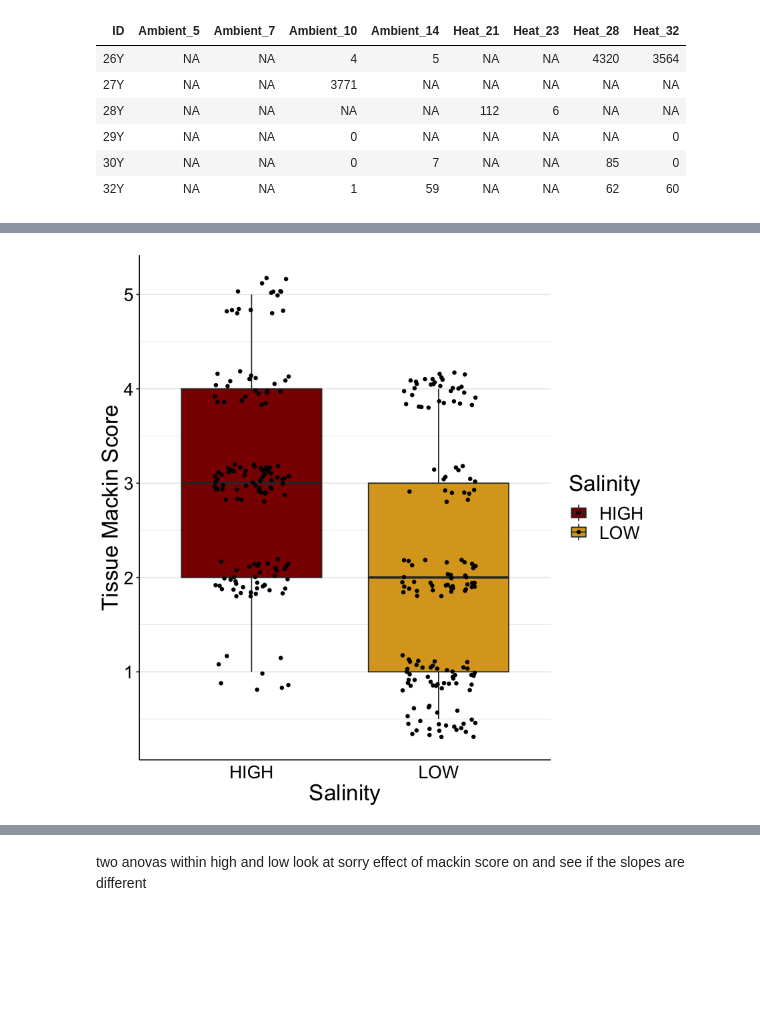
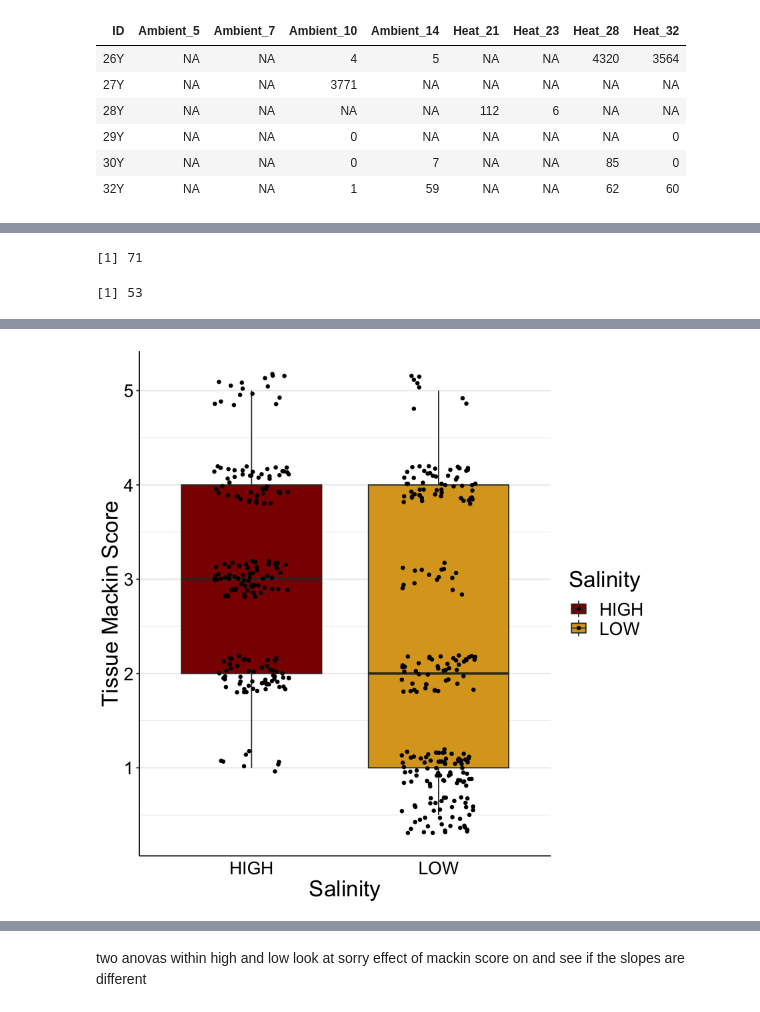
Before and after one commit to sagw/DE2019, a Jupyter notebook: Shed2019.ipynb, the cells around one changed output, grey strips where cells are left out. Drawn from its saved outputs; the diff is of its cells as text; code cells hidden in the pictures; blank space fills up the shorter version.

```diff
--- a/Shed2019.ipynb
+++ b/Shed2019.ipynb
@@ -30,3 +45,6 @@ cells=gather(cells, date, number, Ambient_5:Heat_32)
+# %%
+#reformat dataframe, separate day and treatment
+cells=pivot_longer(cells, Ambient_5:Heat_32, names_to=c("Treatment","Day"), names_sep="_", values_to="number")
 # %%
 head(cells)
 # %% [output]
@@ -40,3 +58 @@ head(cells)
-# %%
-cells=separate(cells, date, c("Treatment", "day" ))
 # %%
@@ -64,2 +80,2 @@ tail(all)
 # %%
-all$Trial=ifelse(all$day=="5"|all$day=="10"|all$day== "21"| all$day=="28", "one", "two")
+all$Trial=ifelse(all$Day=="5"|all$Day=="10"|all$Day== "21"| all$Day=="28", "one", "two")
@@ -73,0 +94,3 @@ NROW(survivors)
+# %%
+#remove oysters without a mackin score
+mackin=all[!is.na(all$TISSUE),]
@@ -74,5 +107,13 @@ NROW(survivors)
+# %%
+#how many individuals do we have?
+length(unique(all$ID))
+length(unique(mackin$ID))
+# %% [output]
+[1] 71
+[1] 53
 # %%
-ggplot(survivors, aes(x = Salinity, y = TISSUE, fill=Salinity)) +
+#plot a boxplot
+ggplot(mackin, aes(x = Salinity, y = TISSUE, fill=Salinity)) +
 scale_fill_manual(values=c("darkred", "goldenrod"))+
         geom_boxplot()+
 geom_jitter(shape=16, position=position_jitter(0.2))+
@@ -80,7 +121,6 @@ theme_bw()+
  theme(legend.position="right", panel.border = element_blank(),
           panel.grid.major.x = element_blank(),
           panel.grid.minor.x = element_blank(),
-
           axis.ticks.x=element_blank(), axis.line=element_line(color="black"), axis.text=element_text(color="black"),
           text = element_text(size=20))+
 ylab("Tissue Mackin Score")
@@ -91,2 +128,2 @@ Warning message:
-[figure, old version]
+[figure, new version]
 # %%
```
Also changed, not shown: parts of 143 cells of this notebook.
